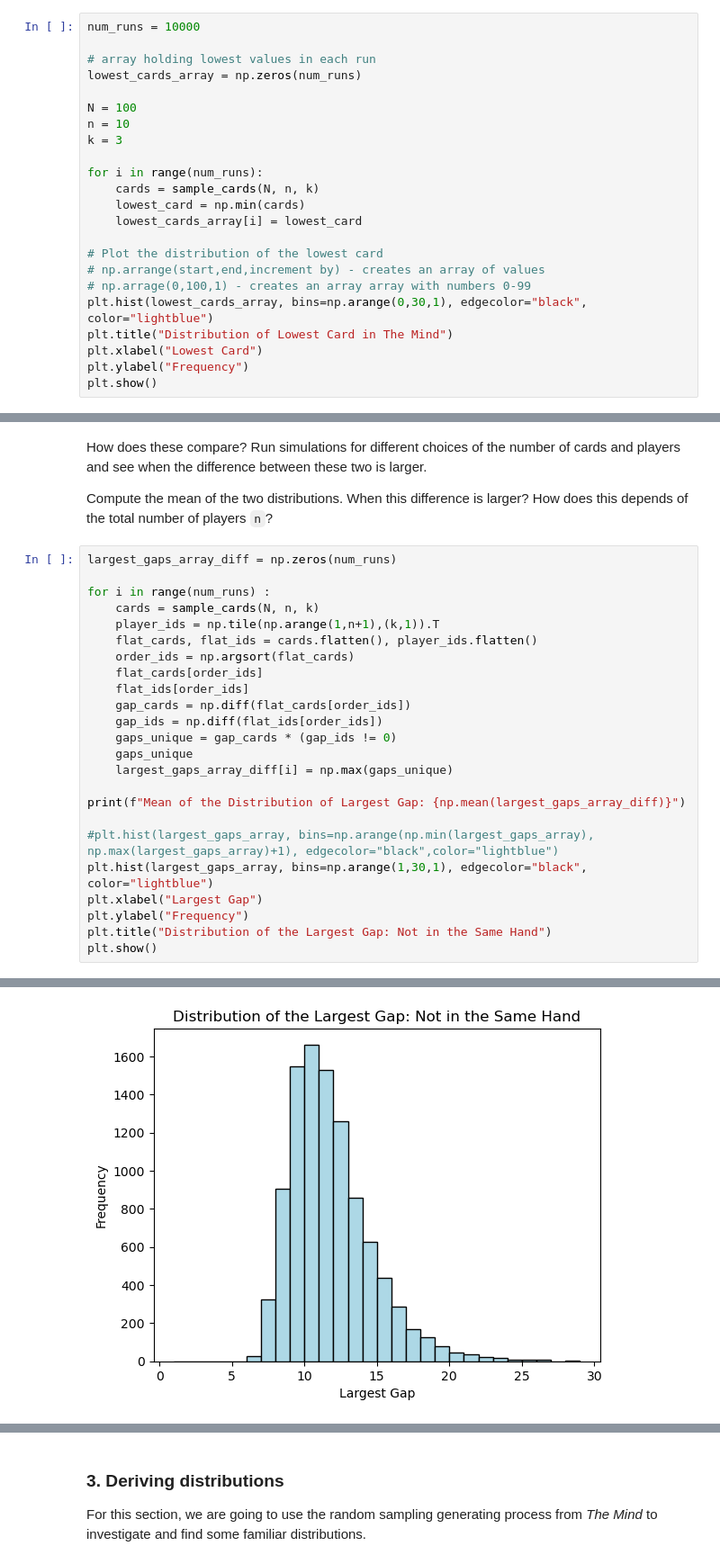
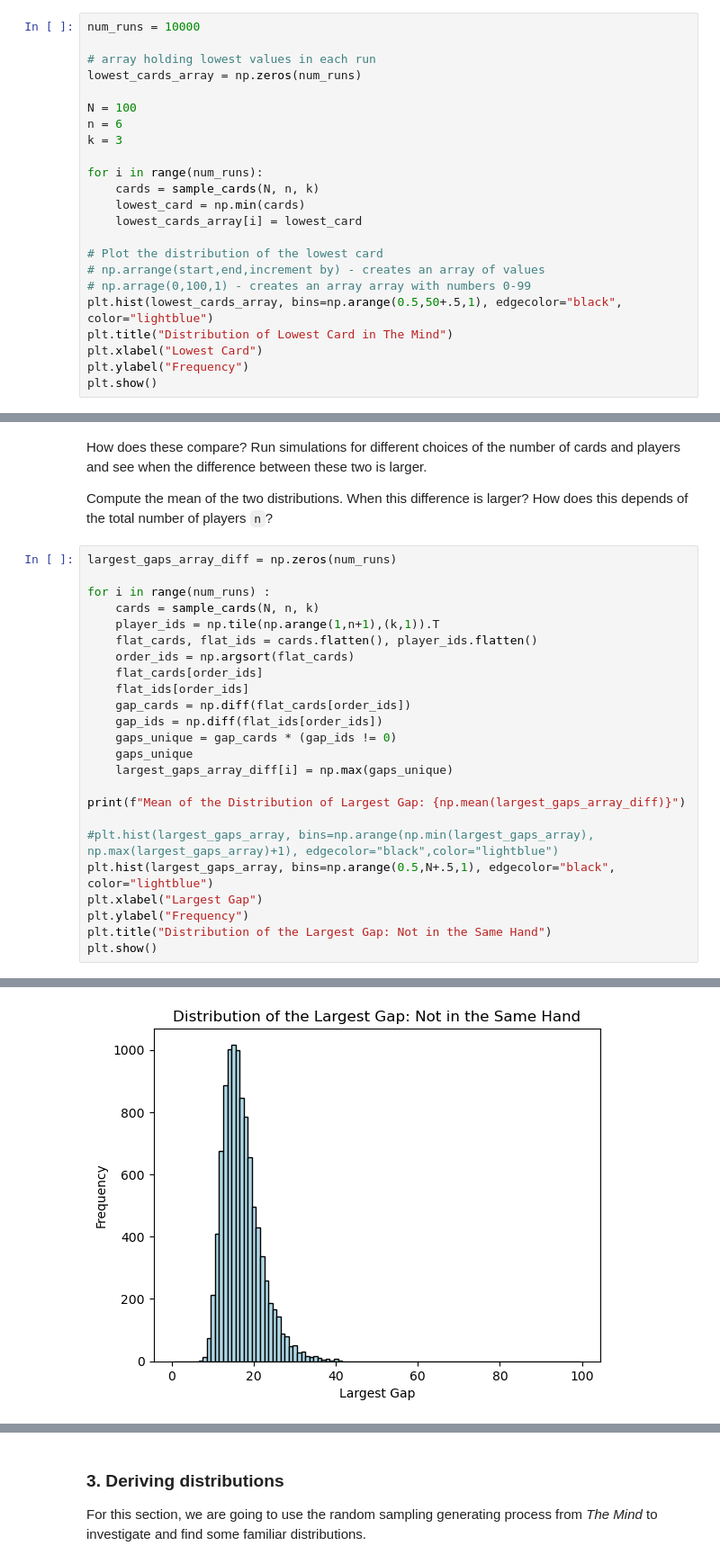
Before and after one commit to UCB-stat-201a-fall23/projectno1-themind-lmurai, a Jupyter notebook: Project01-TheMind.ipynb, the cells around one changed output, grey strips where cells are left out. Shown at 90% size. Cells and saved outputs as stored; diff of their text form.

```diff
--- a/Project01-TheMind.ipynb
+++ b/Project01-TheMind.ipynb
@@ -79,7 +79,7 @@ num_runs = 10000
 lowest_cards_array = np.zeros(num_runs)
 
 N = 100
-n = 10
+n = 6
 k = 3
 
 for i in range(num_runs):
@@ -90,7 +90,7 @@ for i in range(num_runs):
 # Plot the distribution of the lowest card
 # np.arrange(start,end,increment by) - creates an array of values
 # np.arrage(0,100,1) - creates an array array with numbers 0-99
-plt.hist(lowest_cards_array, bins=np.arange(0,30,1), edgecolor="black", color="lightblue")
+plt.hist(lowest_cards_array, bins=np.arange(0.5,50+.5,1), edgecolor="black", color="lightblue")
 plt.title("Distribution of Lowest Card in The Mind")
 plt.xlabel("Lowest Card")
 plt.ylabel("Frequency")
@@ -161,7 +161,7 @@ for i in range(num_runs) :
 print(f"Mean of the Distribution of Largest Gap: {np.mean(largest_gaps_array_diff)}")
 
 #plt.hist(largest_gaps_array, bins=np.arange(np.min(largest_gaps_array), np.max(largest_gaps_array)+1), edgecolor="black",color="lightblue")
-plt.hist(largest_gaps_array, bins=np.arange(1,30,1), edgecolor="black", color="lightblue")
+plt.hist(largest_gaps_array, bins=np.arange(0.5,N+.5,1), edgecolor="black", color="lightblue")
 plt.xlabel("Largest Gap")
 plt.ylabel("Frequency")
 plt.title("Distribution of the Largest Gap: Not in the Same Hand")
@@ -171,4 +171,4 @@ Mean of the Distribution of Largest Gap: 11.1131
-[figure, old version]
+[figure, new version]
 # %%
 # To Do cell
 # show that the mean is always smaller for when you're looking for the largest gap between two players not in the same hand
```
Also changed, not shown: parts of 19 cells of this notebook.
